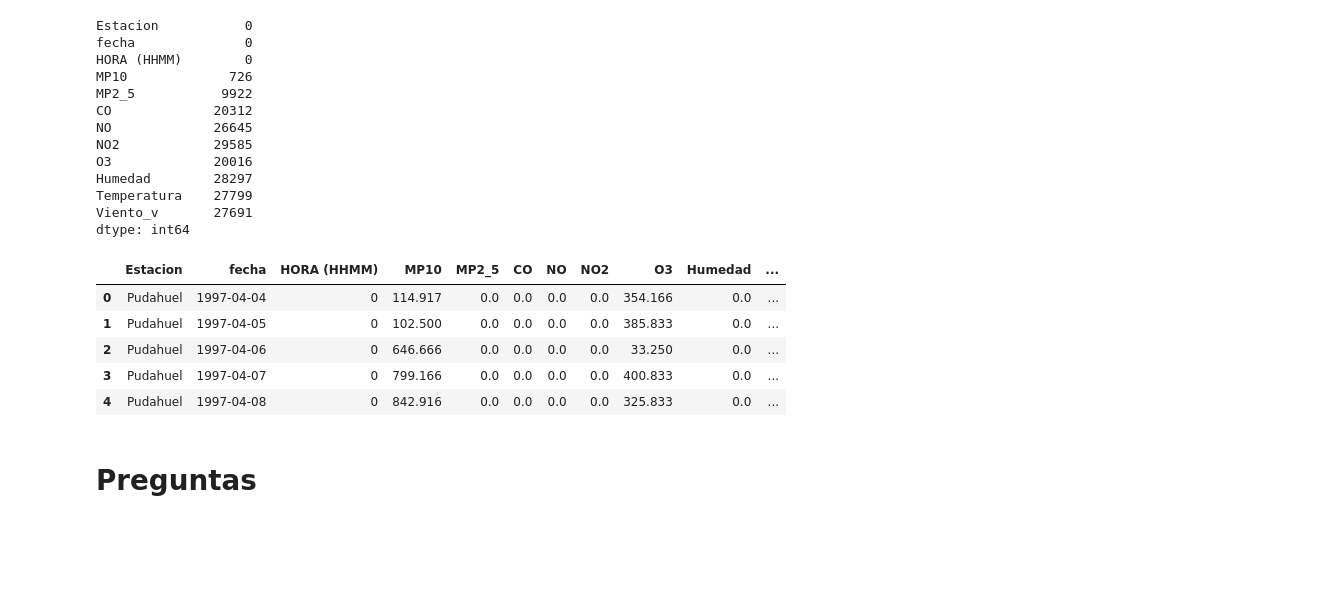
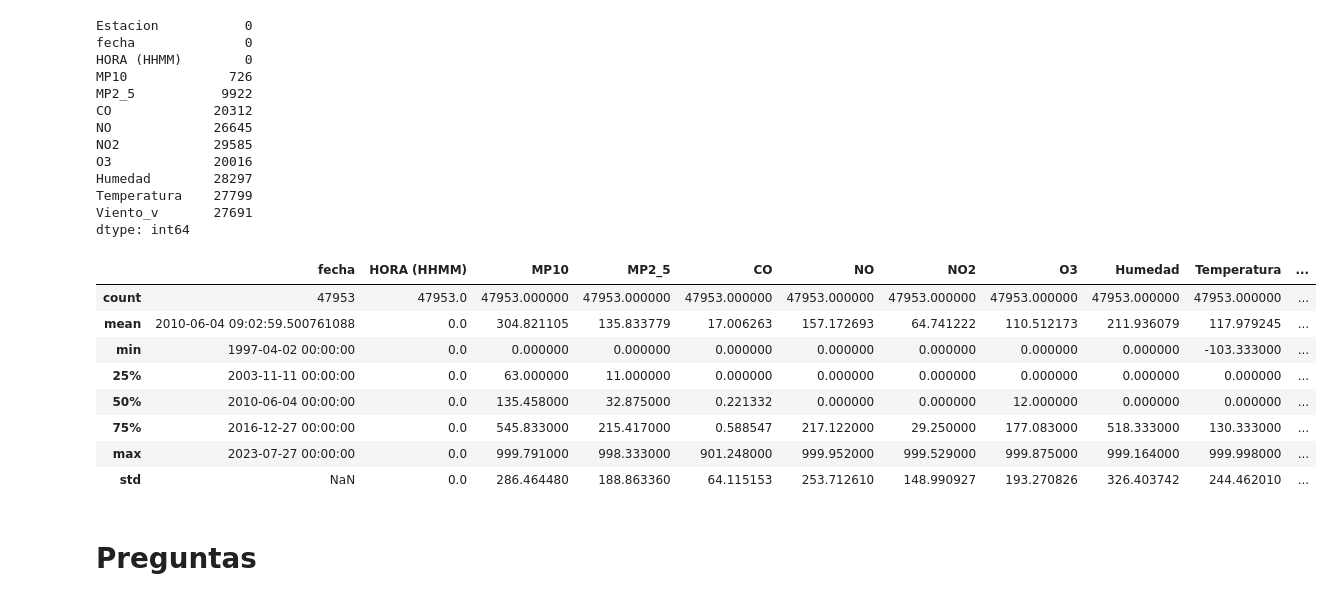
Before and after one commit to Branlut/miniproyecto2, a Jupyter notebook: analisis.ipynb, the cells around one changed output. Drawn from its saved outputs; the diff is of its cells as text; code cells hidden in the pictures; blank space fills up the shorter version.

```diff
--- a/analisis.ipynb
+++ b/analisis.ipynb
@@ -168,14 +233,17 @@ Viento_v       27691
 dtype: int64
 # %%
 df_calidad_aire.fillna(0, inplace=True)
-df_calidad_aire.head(5)
+df_calidad_aire.describe()
 # %% [output]
-|  | Estacion | fecha | HORA (HHMM) | MP10 | MP2_5 | CO | NO | NO2 | O3 | Humedad | ... |
-| 0 | Pudahuel | 1997-04-04 | 0 | 114.917 | 0.0 | 0.0 | 0.0 | 0.0 | 354.166 | 0.0 | ... |
-| 1 | Pudahuel | 1997-04-05 | 0 | 102.500 | 0.0 | 0.0 | 0.0 | 0.0 | 385.833 | 0.0 | ... |
-| 2 | Pudahuel | 1997-04-06 | 0 | 646.666 | 0.0 | 0.0 | 0.0 | 0.0 | 33.250 | 0.0 | ... |
-| 3 | Pudahuel | 1997-04-07 | 0 | 799.166 | 0.0 | 0.0 | 0.0 | 0.0 | 400.833 | 0.0 | ... |
-| 4 | Pudahuel | 1997-04-08 | 0 | 842.916 | 0.0 | 0.0 | 0.0 | 0.0 | 325.833 | 0.0 | ... |
+|  | fecha | HORA (HHMM) | MP10 | MP2_5 | CO | NO | NO2 | O3 | Humedad | Temperatura | ... |
+| count | 47953 | 47953.0 | 47953.000000 | 47953.000000 | 47953.000000 | 47953.000000 | 47953.000000 | 47953.000000 | 47953.000000 | 47953.000000 | ... |
+| mean | 2010-06-04 09:02:59.500761088 | 0.0 | 304.821105 | 135.833779 | 17.006263 | 157.172693 | 64.741222 | 110.512173 | 211.936079 | 117.979245 | ... |
+| min | 1997-04-02 00:00:00 | 0.0 | 0.000000 | 0.000000 | 0.000000 | 0.000000 | 0.000000 | 0.000000 | 0.000000 | -103.333000 | ... |
+| 25% | 2003-11-11 00:00:00 | 0.0 | 63.000000 | 11.000000 | 0.000000 | 0.000000 | 0.000000 | 0.000000 | 0.000000 | 0.000000 | ... |
+| 50% | 2010-06-04 00:00:00 | 0.0 | 135.458000 | 32.875000 | 0.221332 | 0.000000 | 0.000000 | 12.000000 | 0.000000 | 0.000000 | ... |
+| 75% | 2016-12-27 00:00:00 | 0.0 | 545.833000 | 215.417000 | 0.588547 | 217.122000 | 29.250000 | 177.083000 | 518.333000 | 130.333000 | ... |
+| max | 2023-07-27 00:00:00 | 0.0 | 999.791000 | 998.333000 | 901.248000 | 999.952000 | 999.529000 | 999.875000 | 999.164000 | 999.998000 | ... |
+| std | NaN | 0.0 | 286.464480 | 188.863360 | 64.115153 | 253.712610 | 148.990927 | 193.270826 | 326.403742 | 244.462010 | ... |
 # %% [markdown]
 # Preguntas
 # %%
```
Also changed, not shown: parts of 13 cells of this notebook.
